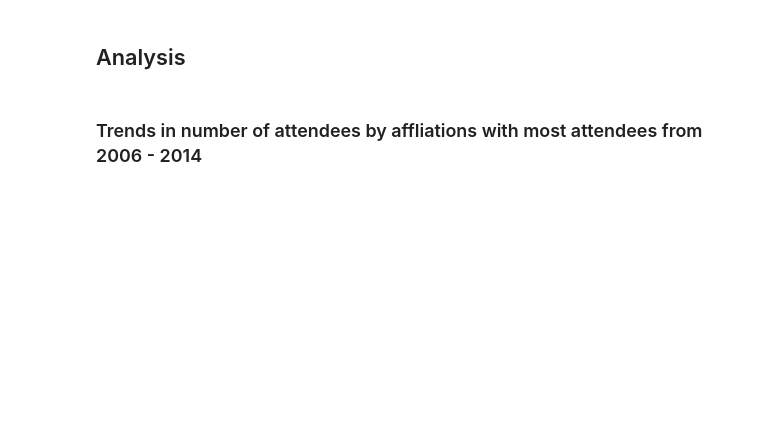
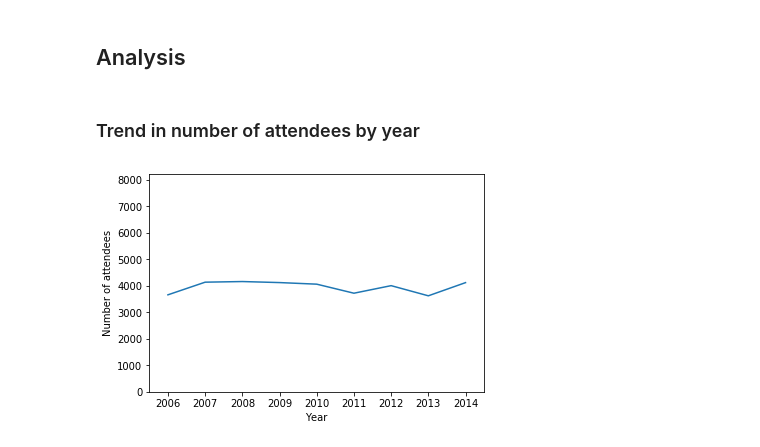
Before and after one commit to TrangHo/cs838-spring2017, a Jupyter notebook: stage5/src/Stage_5.ipynb, the cells around one changed output. Cells and saved outputs as stored; diff of their text form; code cells hidden in the pictures; blank space fills up the shorter version.

Commit message:
Add graphs

```diff
--- a/stage5/src/Stage_5.ipynb
+++ b/stage5/src/Stage_5.ipynb
@@ -74,2 +80,12 @@ import matplotlib.pyplot as plt
 # %% [markdown]
-### Trends in number of attendees by affliations with most attendees from 2006 - 2014
+### Trend in number of attendees by year
+# %%
+x = range(2006, 2015)
+y = list(map(lambda key: len(data_by_year[key]), data_by_year.keys()))
+plt.plot(x, y)
+plt.ylabel('Number of attendees')
+plt.xlabel('Year')
+plt.axis([2005.5, 2014.5, 0, 8200])
+plt.show()
+# %% [output]
+[figure, added]
```
Also changed, not shown: parts of 20 cells of this notebook, 6 other files.
